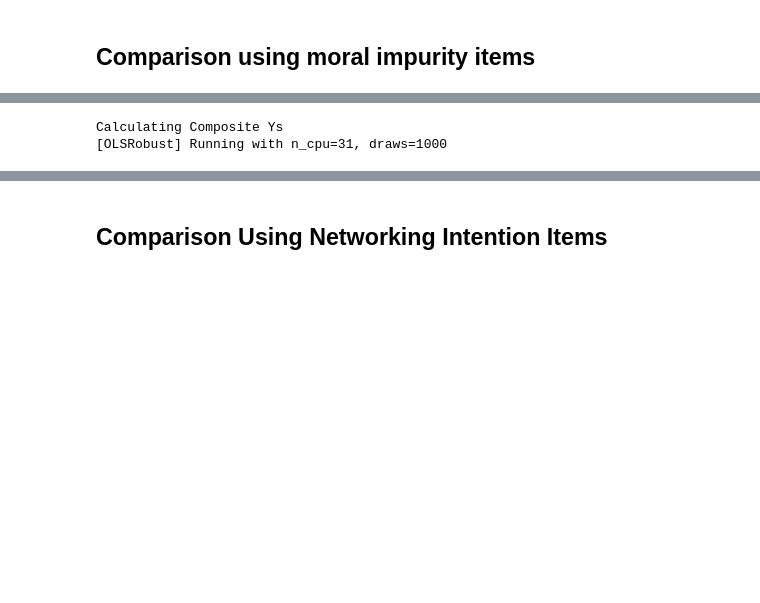
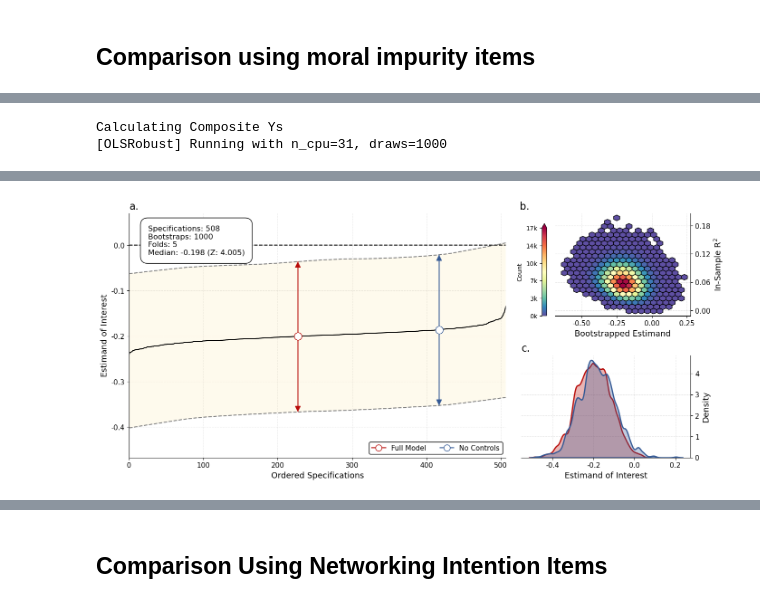
Before and after one commit to RobustiPy/robustipy, a Jupyter notebook: empirical_examples/empirical_type5_gino.ipynb, the cells around one changed output, grey strips where cells are left out. Saved outputs shown, nothing was run; the diff lists cells and outputs as text; code cells hidden in the pictures; blank space fills up the shorter version.

```diff
--- a/empirical_examples/empirical_type5_gino.ipynb
+++ b/empirical_examples/empirical_type5_gino.ipynb
@@ -12,6 +16,18 @@ from matplotlib.patches import Patch
 import seaborn as sns
 
 n_draws = 1000
+import warnings
+from robustipy.prototypes import MissingValueWarning
+
+# Ignore all MissingValueWarning warnings from robustipy
+warnings.filterwarnings(
+    action="ignore",
+    category=MissingValueWarning,
+    module=r"robustipy\.prototypes"
+)
+
+
+n_draws = 1000
 # %%
 def download_and_unzip(url: str, output_dir: str) -> None:
     """
@@ -206,28 +222,37 @@ corrected_data = pd.read_csv(box + "Data/Data Cleaned & Re-constructed.csv")
 # %%
 y = ['moralImpurity_1',
      'moralImpurity_2',
      'moralImpurity_3',
      'moralImpurity_4',
      'moralImpurity_5',
      'moralImpurity_6',
      'moralImpurity_7']
 x = [
     'promotion_Dummy',
     'prevention_dummy',
     #'control_Dummy'
      ]
 c= ['age',
     'male']
 
 gino_promo_published = OLSRobust(y=y, x=x, data=data)
 gino_promo_published.fit(controls=c, draws=n_draws)
 gino_results_promo_published = gino_promo_published.get_results()
+gino_results_promo_published.plot(ic='hqic',
+                                  ext='pdf',
+                                  ci=0.95,
+                                  loess=True,
+                                  project_name='gino_results_promo_published',
+                                  figpath = '../figures',
+                                  figsize=(16, 7)
+                                 )
 # %% [output]
 [interactive output not drawn]
 Calculating Composite Ys
 [OLSRobust] Running with n_cpu=31, draws=1000
 [interactive output not drawn]
 [interactive output not drawn]
+[figure, added]
 # %%
 y = ['moralImpurity_1',
      'moralImpurity_2',
```
Also changed, not shown: parts of 8 cells of this notebook, 8 other files.
